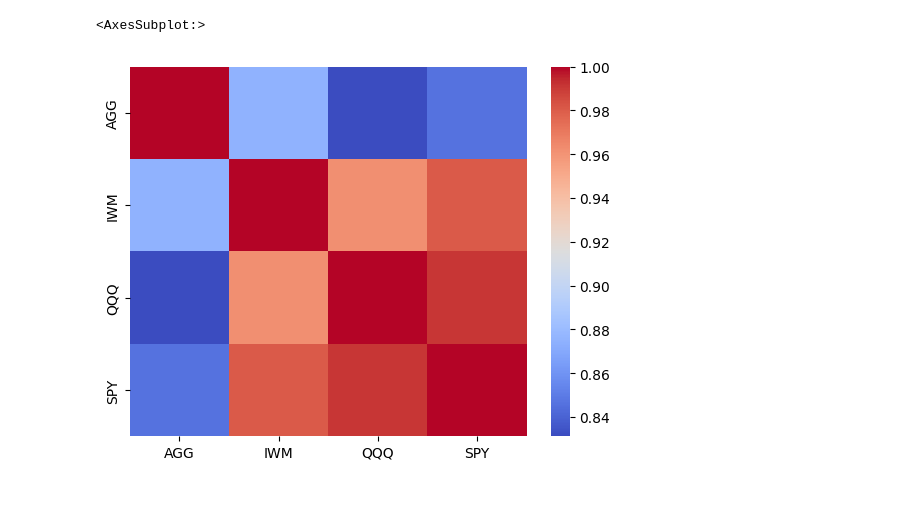
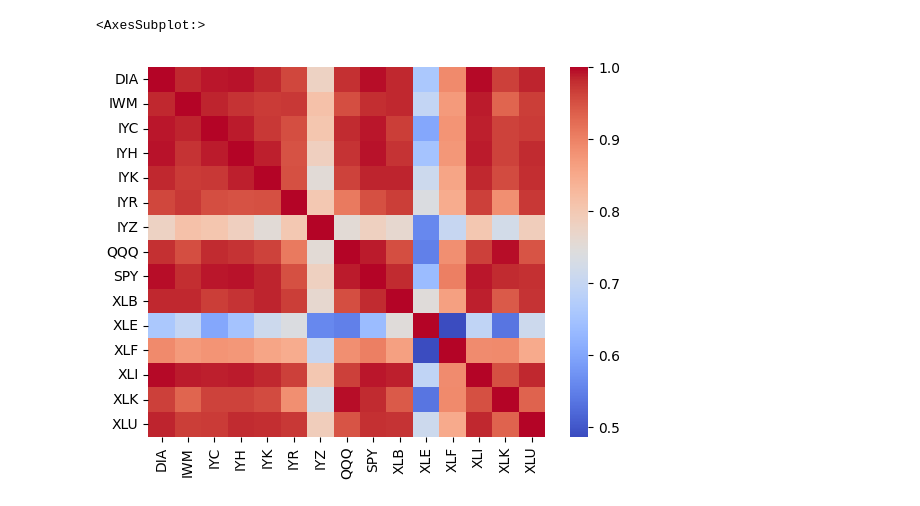
Before and after one commit to vkhorozian/Project-1, a Jupyter notebook: main.ipynb, the cells around one changed output. Drawn from its saved outputs; the diff is of its cells as text; code cells hidden in the pictures.

```diff
--- a/main.ipynb
+++ b/main.ipynb
@@ -20,3 +11,23 @@ datetime.date(2023, 4, 30)
+# %%
+# global variables
+indexes = 'SPY QQQ IWM DIA'
+sectors = 'IYC IYH IYK IYR IYZ XLB XLE XLF XLI XLK XLU'
+index_plus_sectors = indexes + ' ' + sectors
+optionable_stocks_path = Path('./Resources/optionable_stocks.csv')
+with open(optionable_stocks_path, 'r') as file:
+    optionable_stocks = file.read()
+optionable_stocks = optionable_stocks.replace('\n', ' ')
+
+# dates
+trading_days_year = 252
+total_days_year = 365
+thirty_years_ago = (pd.Timestamp.today() - pd.Timedelta(days = total_days_year * 30)).date()
+ten_years_ago = (pd.Timestamp.today() - pd.Timedelta(days = total_days_year * 10)).date()
+five_years_ago = (pd.Timestamp.today() - pd.Timedelta(days = total_days_year * 5)).date()
+three_years_ago = (pd.Timestamp.today() - pd.Timedelta(days = total_days_year * 3)).date()
+one_year = (pd.Timestamp.today() - pd.Timedelta(days = total_days_year * 1)).date()
+six_months = (pd.Timestamp.today() - pd.Timedelta(days = total_days_year / 2)).date()
+yesterday = (pd.Timestamp.today() - pd.Timedelta(days = 1)).date()
 # %%
 # method for getting close prices on a list of stocks
 # important - don't put unnecessary spaces in the tickers, especially if it's a single ticker
@@ -51,5 +60,7 @@ def get_corr(stocks = []):
 # %%
-spy = get_cumprod(get_close(thirty_years_ago, yesterday, tickers = 'spy'))
-qqq = get_cumprod(get_close(thirty_years_ago, yesterday, tickers = 'qqq'))
-iwm = get_cumprod(get_close(thirty_years_ago, yesterday, tickers = 'iwm'))
-agg = get_cumprod(get_close(thirty_years_ago, yesterday, tickers = 'agg'))
+sectors = get_cumprod(get_close(thirty_years_ago, yesterday, tickers = index_plus_sectors))
+sectors_10 = get_cumprod(get_close(ten_years_ago, yesterday, tickers = index_plus_sectors))
+sectors_5 = get_cumprod(get_close(five_years_ago, yesterday, tickers = index_plus_sectors))
+sectors_3 = get_cumprod(get_close(three_years_ago, yesterday, tickers = index_plus_sectors))
+sectors_1 = get_cumprod(get_close(one_year, yesterday, tickers = index_plus_sectors))
+sectors_6_months = get_cumprod(get_close(six_months, yesterday, tickers = index_plus_sectors))
@@ -78,6 +79,12 @@ multiple.hvplot()
+# %%
+sectors_corr_30 = sectors.corr()
+sectors_corr_10 = sectors_10.corr()
+sectors_corr_5 = sectors_5.corr()
+sectors_corr_3 = sectors_3.corr()
+sectors_corr_1 = sectors_1.corr()
+sectors_corr_6_months = sectors_6_months.corr()
 # %%
-multiple_corr = multiple.corr()
-sns.heatmap(multiple_corr, cmap = 'coolwarm')
+sns.heatmap(sectors_corr_30, cmap = 'coolwarm')
 # %% [output]
 <AxesSubplot:>
-[figure, old version]
+[figure, new version]
```
Also changed, not shown: parts of 18 cells of this notebook, 1 other file.
